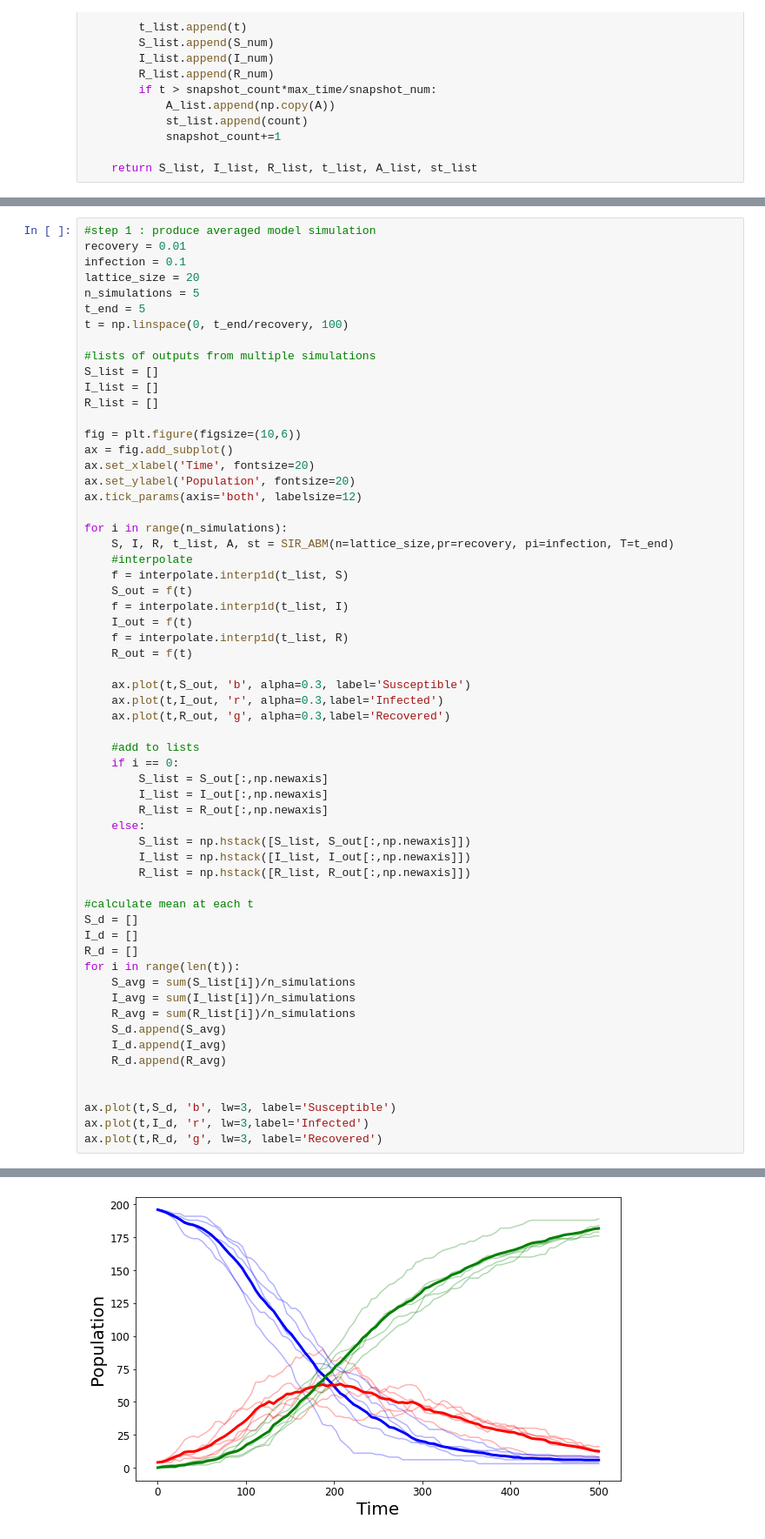
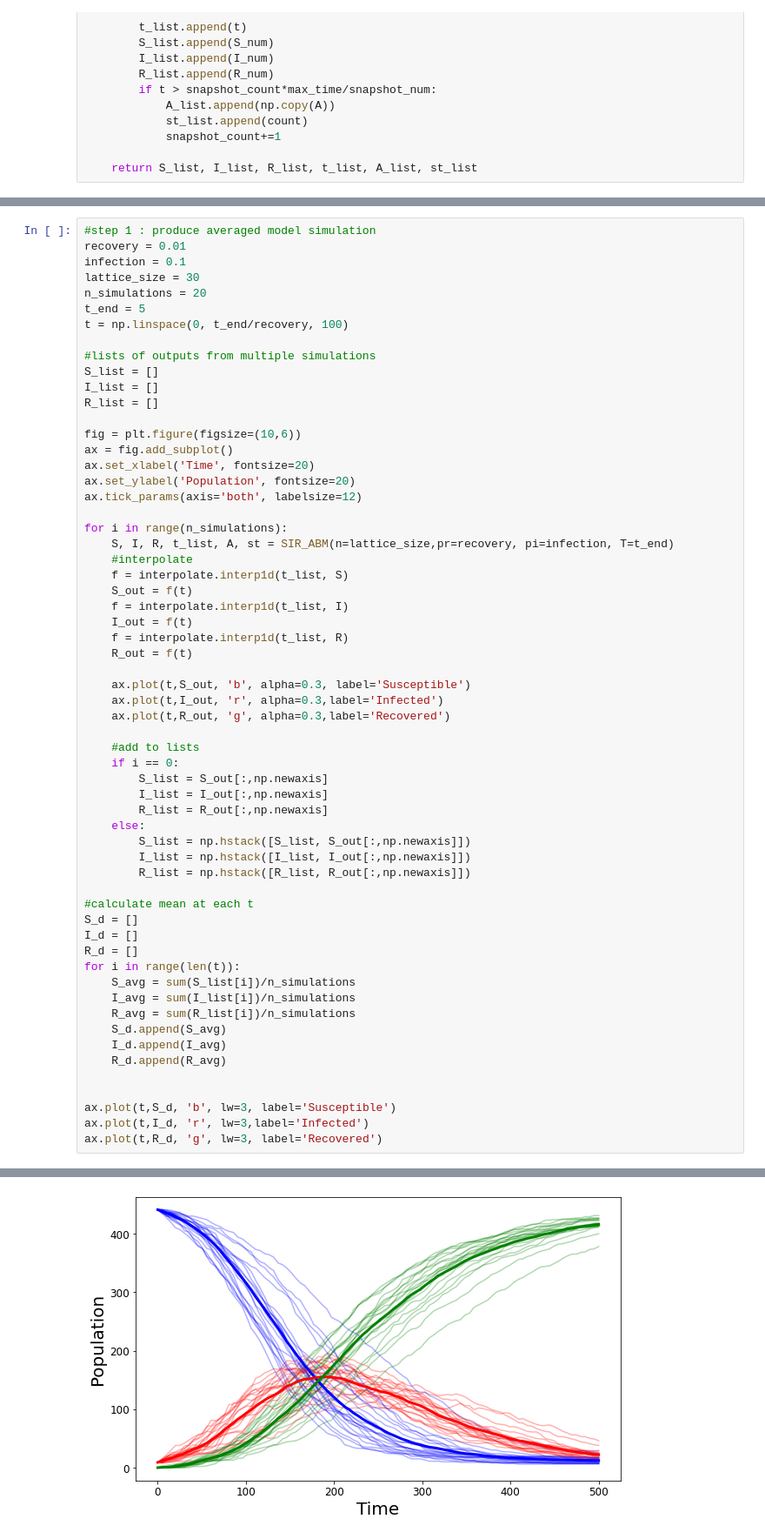
Before and after one commit to danHarold/m2r-project, a Jupyter notebook: m2r_project.ipynb, the cells around one changed output, grey strips where cells are left out. Shown at 87% size. Cells and saved outputs as stored; diff of their text form.

```diff
--- a/m2r_project.ipynb
+++ b/m2r_project.ipynb
@@ -261,8 +245,8 @@ saved in 46.4101 seconds
 #step 1 : produce averaged model simulation
 recovery = 0.01
 infection = 0.1
-lattice_size = 20
-n_simulations = 5
+lattice_size = 30
+n_simulations = 20
 t_end = 5
 t = np.linspace(0, t_end/recovery, 100)
 
@@ -292,34 +276,34 @@ for i in range(n_simulations):
     ax.plot(t,R_out, 'g', alpha=0.3,label='Recovered')
 
     #add to lists
     if i == 0:
         S_list = S_out[:,np.newaxis]
         I_list = I_out[:,np.newaxis]
         R_list = R_out[:,np.newaxis]
     else:
         S_list = np.hstack([S_list, S_out[:,np.newaxis]])
         I_list = np.hstack([I_list, I_out[:,np.newaxis]])
         R_list = np.hstack([R_list, R_out[:,np.newaxis]])
 
 #calculate mean at each t
 S_d = []
 I_d = []
 R_d = []
 for i in range(len(t)):
     S_avg = sum(S_list[i])/n_simulations
     I_avg = sum(I_list[i])/n_simulations
     R_avg = sum(R_list[i])/n_simulations
     S_d.append(S_avg)
     I_d.append(I_avg)
     R_d.append(R_avg)
 
 
 ax.plot(t,S_d, 'b', lw=3, label='Susceptible')
 ax.plot(t,I_d, 'r', lw=3,label='Infected')
 ax.plot(t,R_d, 'g', lw=3, label='Recovered')
 # %% [output]
 [<matplotlib.lines.Line2D at 0x...>]
-[figure, old version]
+[figure, new version]
 # %%
 #step 2: calculate numerical derivative at each time point
 
```
Also changed, not shown: parts of 6 cells of this notebook.
